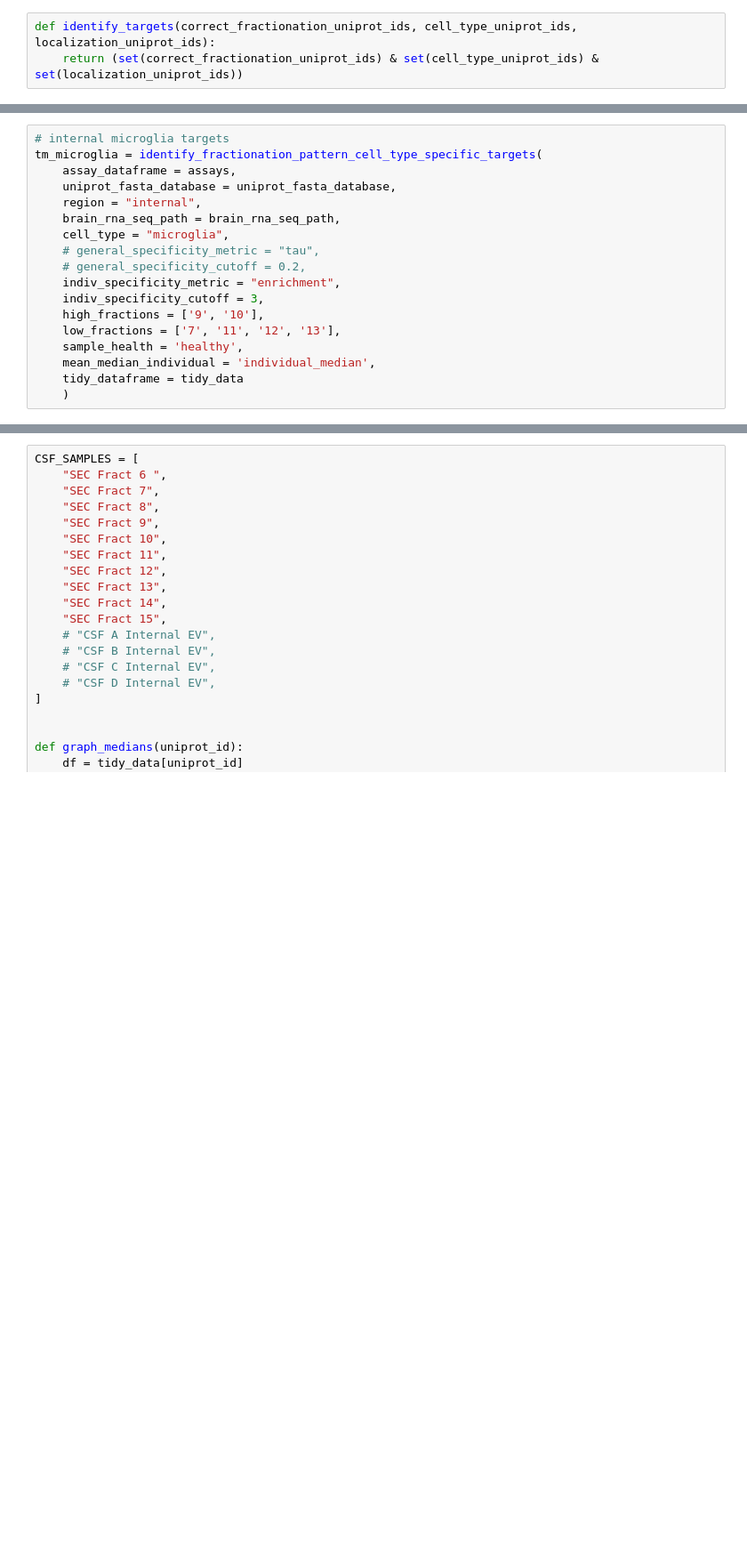
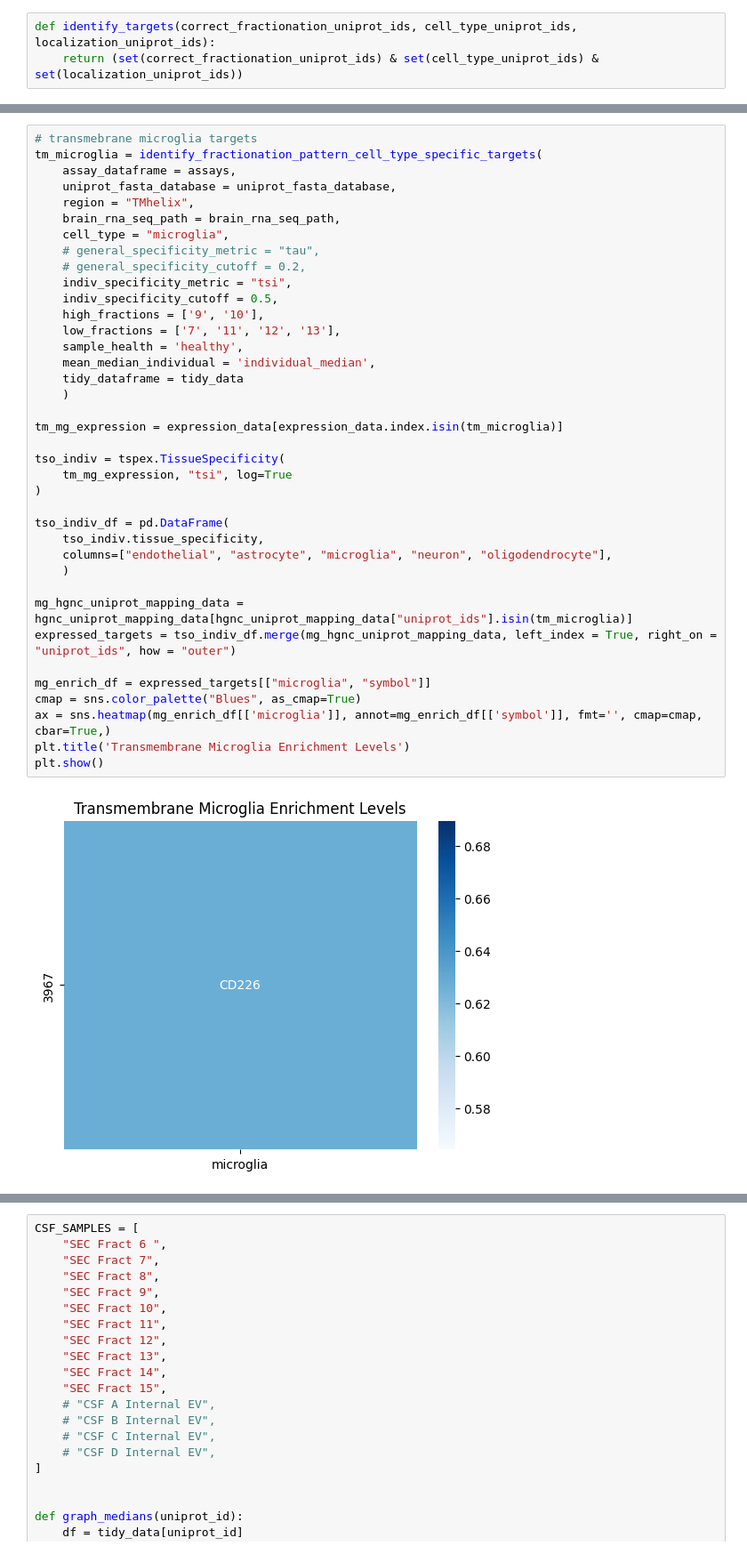
Before and after one commit to Walt-Lab/bdev_mass_spec, a Jupyter notebook: 10_analysis.ipynb, the cells around one changed output, grey strips where cells are left out. Shown at 89% size. Drawn from its saved outputs; the diff is of its cells as text; blank space fills up the shorter version.

```diff
--- a/10_analysis.ipynb
+++ b/10_analysis.ipynb
@@ -601,21 +638,43 @@ tidy_data = clean_up_raw_olink_file(raw_data_path, plate_layout)
 # %%
-# internal microglia targets
+# transmebrane microglia targets
 tm_microglia = identify_fractionation_pattern_cell_type_specific_targets(
     assay_dataframe = assays,
     uniprot_fasta_database = uniprot_fasta_database,
-    region = "internal",
+    region = "TMhelix",
     brain_rna_seq_path = brain_rna_seq_path,
     cell_type = "microglia",
     # general_specificity_metric = "tau",
     # general_specificity_cutoff = 0.2,
-    indiv_specificity_metric = "enrichment",
-    indiv_specificity_cutoff = 3,
+    indiv_specificity_metric = "tsi",
+    indiv_specificity_cutoff = 0.5,
     high_fractions = ['9', '10'],
     low_fractions = ['7', '11', '12', '13'],
     sample_health = 'healthy',
     mean_median_individual = 'individual_median',
     tidy_dataframe = tidy_data
     )
+
+tm_mg_expression = expression_data[expression_data.index.isin(tm_microglia)]
+
+tso_indiv = tspex.TissueSpecificity(
+    tm_mg_expression, "tsi", log=True
+)
+
+tso_indiv_df = pd.DataFrame(
+    tso_indiv.tissue_specificity,
+    columns=["endothelial", "astrocyte", "microglia", "neuron", "oligodendrocyte"],
+    )
+
+mg_hgnc_uniprot_mapping_data = hgnc_uniprot_mapping_data[hgnc_uniprot_mapping_data["uniprot_ids"].isin(tm_microglia)]
+expressed_targets = tso_indiv_df.merge(mg_hgnc_uniprot_mapping_data, left_index = True, right_on = "uniprot_ids", how = "outer")
+
+mg_enrich_df = expressed_targets[["microglia", "symbol"]]
+cmap = sns.color_palette("Blues", as_cmap=True)
+ax = sns.heatmap(mg_enrich_df[['microglia']], annot=mg_enrich_df[['symbol']], fmt='', cmap=cmap, cbar=True,)
+plt.title('Transmembrane Microglia Enrichment Levels')
+plt.show()
+# %% [output]
+[figure, added]
 # %%
 # transmembrane oligodendrocyte targets
 tm_oligodendrocyte = identify_fractionation_pattern_cell_type_specific_targets(
```
Also changed, not shown: parts of 33 cells of this notebook.
